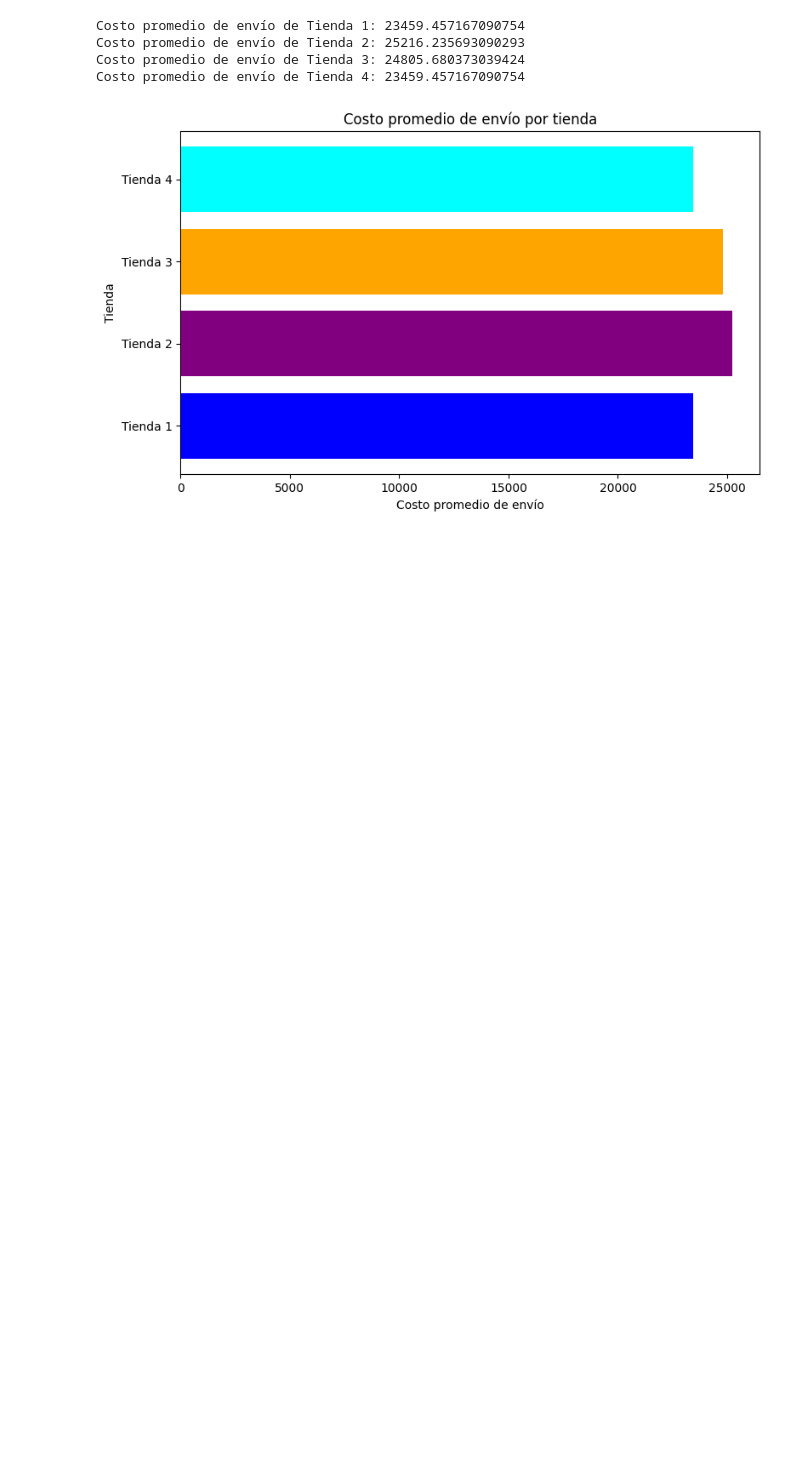
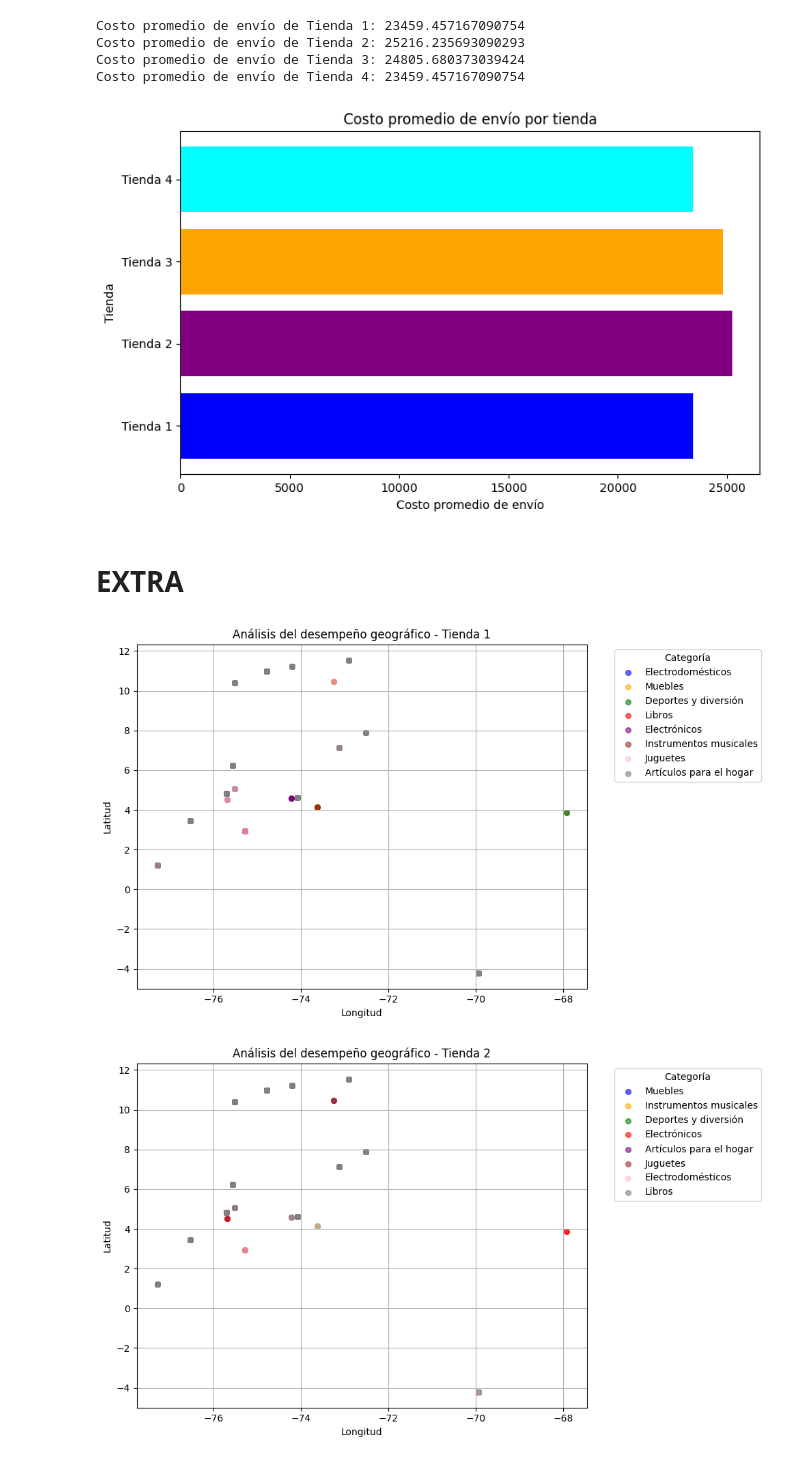
Before and after one commit to FerRamirez-cpu/challenge-data-science, a Jupyter notebook: AluraStoreLatam.ipynb, the cells around one changed output. Drawn from its saved outputs; the diff is of its cells as text; code cells hidden in the pictures; blank space fills up the shorter version.

```diff
--- a/AluraStoreLatam.ipynb
+++ b/AluraStoreLatam.ipynb
@@ -258,3 +258,35 @@ plt.tight_layout()
 plt.show()
 # %% [output]
 [figure]
+# %% [markdown]
+# **EXTRA**
+# %%
+tiendas = [tienda, tienda2, tienda3, tienda4]
+nombres = ["Tienda 1", "Tienda 2", "Tienda 3", "Tienda 4"]
+colores = ["blue", "orange", "green", "red","purple", "brown", "pink", "gray"]
+
+for i, tienda in enumerate(tiendas):
+    plt.figure(figsize=(10, 6))
+    categorias = tienda["Categoría del Producto"].unique()
+
+    for j, categoria in enumerate(categorias):
+        datos_categoria = tienda[tienda["Categoría del Producto"] == categoria]
+        plt.scatter(
+            datos_categoria["lon"],
+            datos_categoria["lat"],
+            label=categoria,
+            s=30,
+            alpha=0.6,
+            color=colores[j % len(colores)]
+        )
+
+    plt.title(f"Análisis del desempeño geográfico - {nombres[i]}")
+    plt.xlabel("Longitud")
+    plt.ylabel("Latitud")
+    plt.legend(title="Categoría", bbox_to_anchor=(1.05, 1), loc="upper left")
+    plt.grid(True)
+    plt.tight_layout()
+    plt.show()
+# %% [output]
+[figure, added]
+[figure, added]
```
Also changed, not shown: parts of 1 cell of this notebook.
